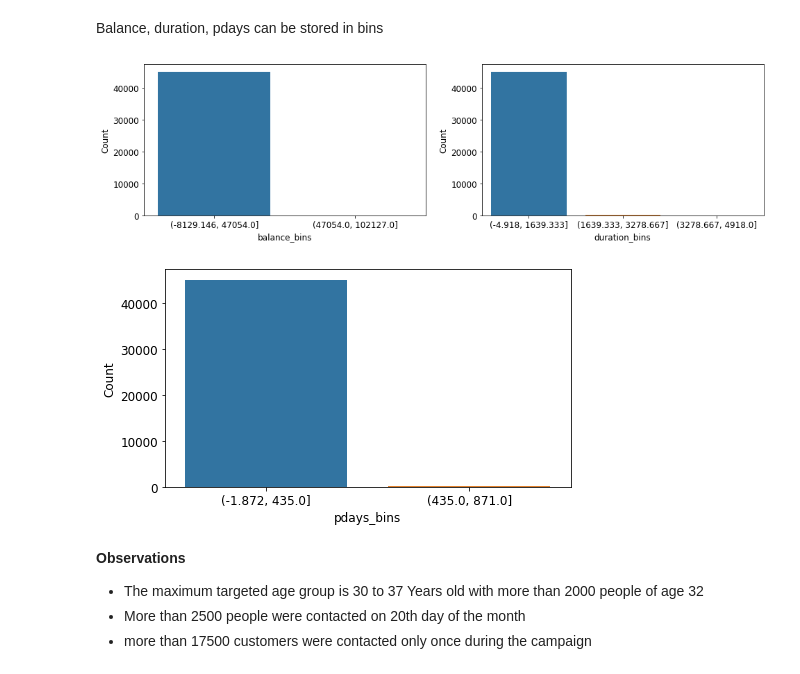
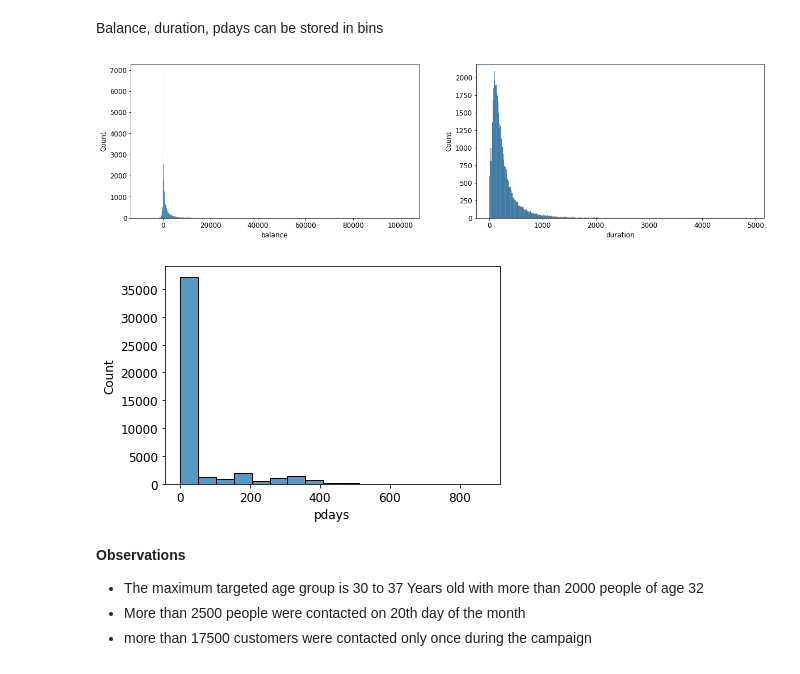
Before and after one commit to pankajvma/MiniProjects, a Jupyter notebook: Bank-Marketing-Prediction/Bank-marketing-predict-term-deposit.ipynb, the cells around one changed output. Cells and saved outputs as stored; diff of their text form; code cells hidden in the pictures.

```diff
--- a/Bank-Marketing-Prediction/Bank-marketing-predict-term-deposit.ipynb
+++ b/Bank-Marketing-Prediction/Bank-marketing-predict-term-deposit.ipynb
@@ -336,38 +357,26 @@ for col in numerical_data :
 # %% [markdown]
 Balance, duration, pdays can be stored in bins
 # %%
-balance_bins = pd.cut(df['balance'], bins=2)
-duration_bins = pd.cut(df['duration'], bins=3)
-pdays_bins = pd.cut(df['pdays'], bins=2)
-data_bins = [balance_bins, duration_bins, pdays_bins]
-
-bin_names = ['balance_bins', 'duration_bins', 'pdays_bins']
-
+plt.subplots(figsize=(20,5))
 plt.rcParams.update({'font.size': 12})
 
-for bin_index in range(0, len(data_bins), 2):
-    plt.figure(figsize=(16,4))
+plt.subplot(1, 2, 1)
+sns.histplot(x = df['balance'], data = df)
+plt.ylabel('Count')
 
-    index = bin_index
-    bin_name = data_bins[index]
+plt.subplot(1, 2, 2)
+sns.histplot(x = df['duration'], data = df)
+plt.ylabel('Count')
+plt.show()
 
-    plt.subplot(1, 2, 1)
-    sns.countplot(x = bin_name, data = df)
-    plt.xlabel(f'{bin_names[index]}')
-    plt.ylabel('Count')
-    index += 1
+plt.subplot()
+sns.histplot(x = df['pdays'], data = df)
+plt.ylabel('Count')
 
-    if index != 3:
-        bin_name = data_bins[index]
-        plt.subplot(1, 2, 2)
-        sns.countplot(x = bin_name, data = df)
-        plt.xlabel(f'{bin_names[index]}')
-        plt.ylabel('Count')
-
-    plt.show()
+plt.show()
 # %% [output]
-[figure, old version]
+[figure, new version]
-[figure, old version]
+[figure, new version]
 # %% [markdown]
 **Observations**
 - The maximum targeted age group is 30 to 37 Years old with more than 2000 people of age 32
```
Also changed, not shown: parts of 17 cells of this notebook, 25 other files.
